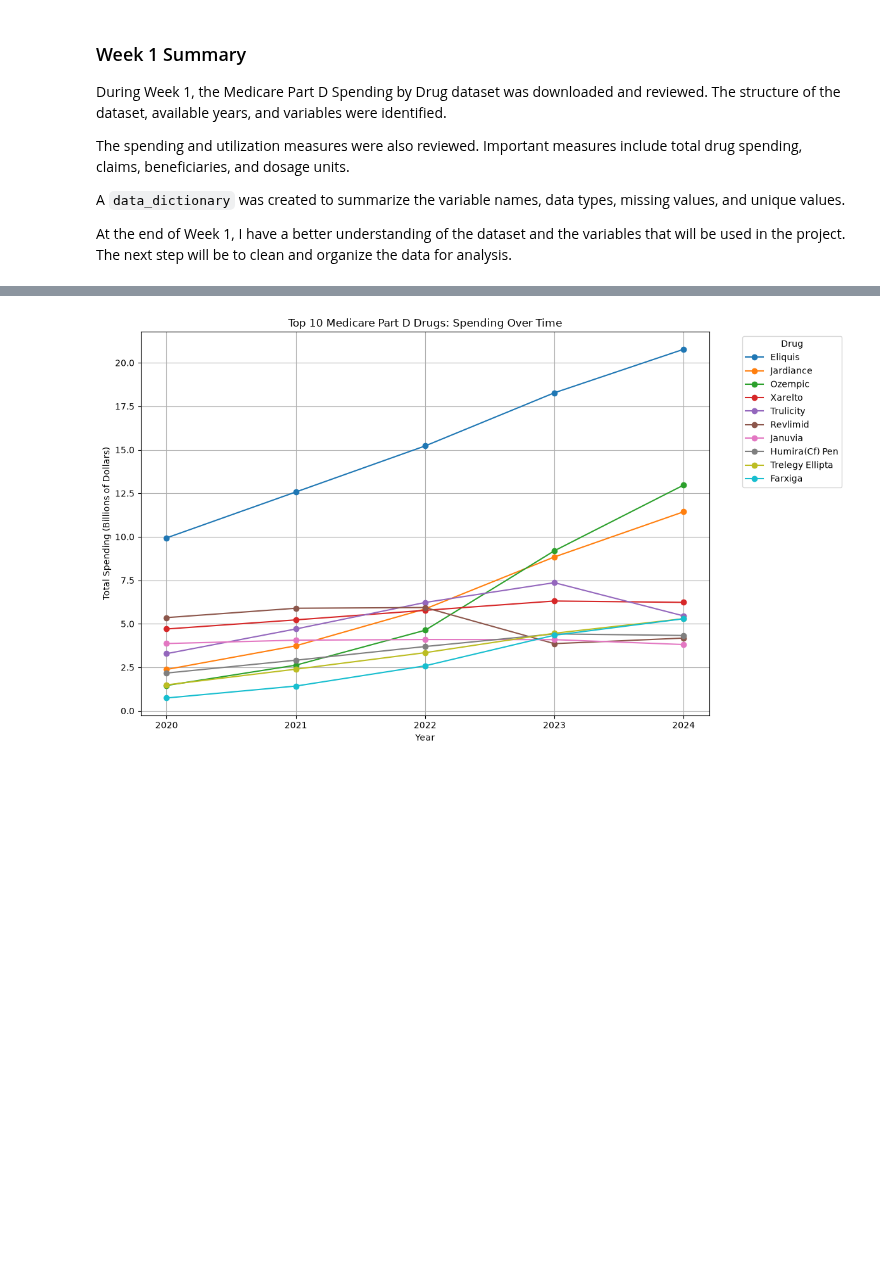
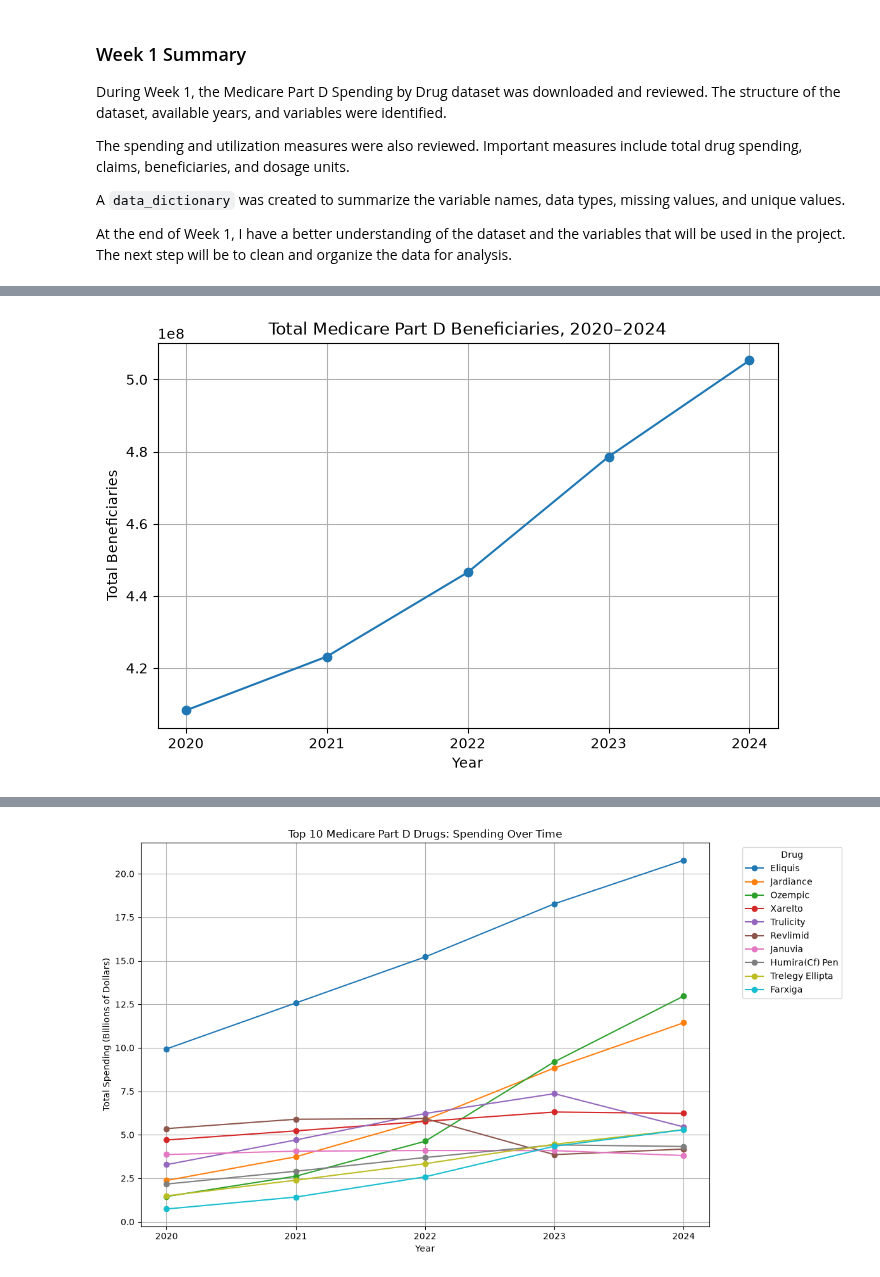
Before and after one commit to adrianakopf/DataScienceIU_INFO-I-492, a Jupyter notebook: MedicarePartD.ipynb, the cells around one changed output, grey strips where cells are left out. Cells and saved outputs as stored; diff of their text form; code cells hidden in the pictures; blank space fills up the shorter version.

```diff
--- a/MedicarePartD.ipynb
+++ b/MedicarePartD.ipynb
@@ -894,0 +777,14 @@ A line chart is used to compare how spending for these drugs changed over time.
+# %%
+# Calculate total beneficiaries by year
+
+total_beneficiaries = [
+    drug_data[f"Tot_Benes_{year}"].sum()
+    for year in years
+]
+
+beneficiaries_by_year = pd.DataFrame({
+    "Year": years,
+    "Total_Beneficiaries": total_beneficiaries
+})
+
+beneficiaries_by_year
@@ -894,0 +798,20 @@ A line chart is used to compare how spending for these drugs changed over time.
+# %%
+# Plot total beneficiaries by year
+
+plt.figure(figsize=(8, 5))
+
+plt.plot(
+    beneficiaries_by_year["Year"],
+    beneficiaries_by_year["Total_Beneficiaries"],
+    marker="o"
+)
+
+plt.title("Total Medicare Part D Beneficiaries, 2020–2024")
+plt.xlabel("Year")
+plt.ylabel("Total Beneficiaries")
+plt.xticks(years)
+plt.grid(True)
+
+plt.show()
+# %% [output]
+[figure, added]
```
Also changed, not shown: parts of 163 cells of this notebook.
